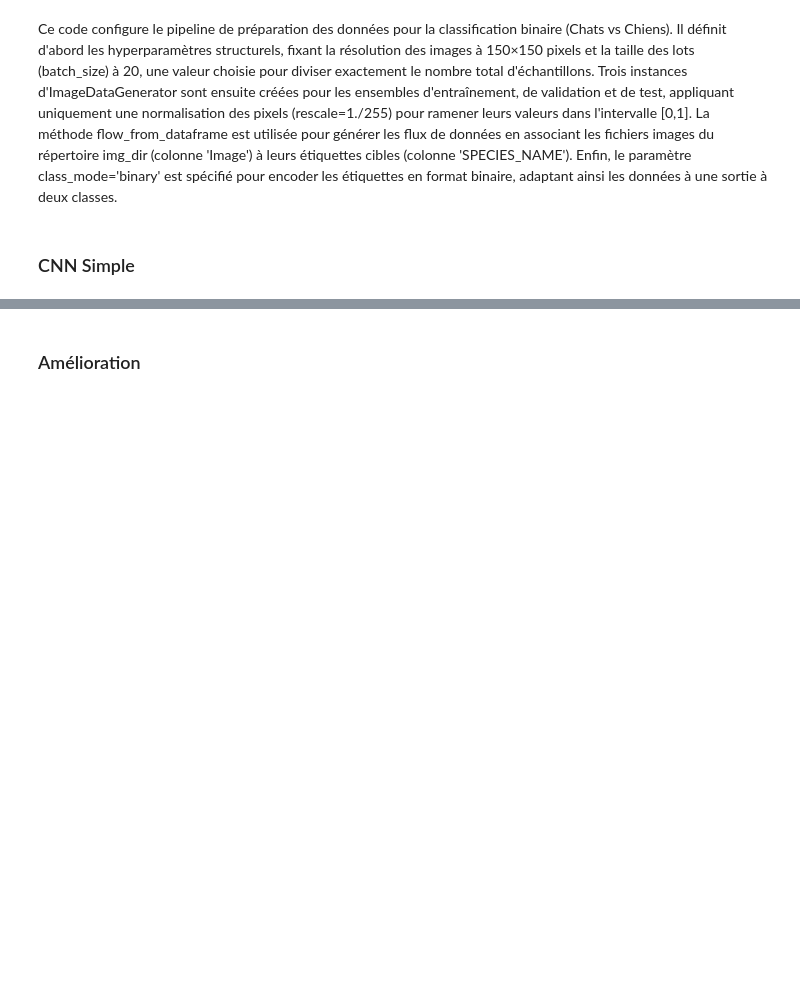
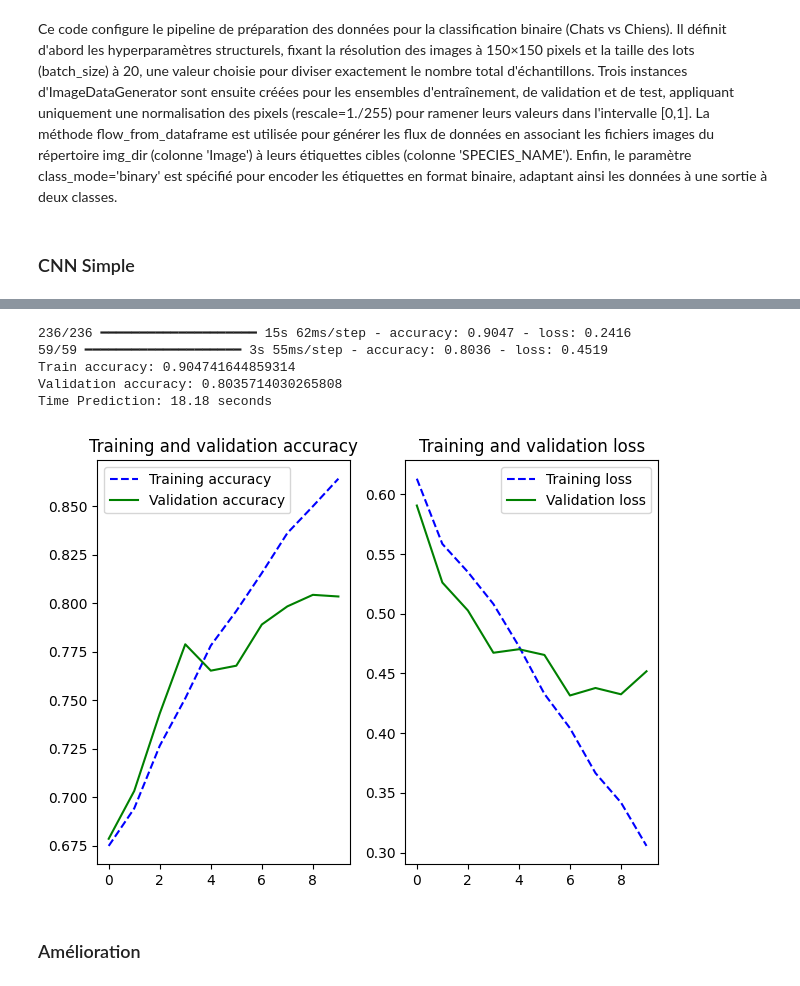
Before and after one commit to albanevergnes/HDDL, a Jupyter notebook: Rapport_Projet1.ipynb, the cells around one changed output, grey strips where cells are left out. Drawn from its saved outputs; the diff is of its cells as text; code cells hidden in the pictures; blank space fills up the shorter version.

```diff
--- a/Rapport_Projet1.ipynb
+++ b/Rapport_Projet1.ipynb
@@ -671,0 +572,29 @@ weighted avg       0.58      0.54      0.55      1460
+# %%
+def cnn_simple(nom):
+    # Initialisation du modèle Séquentiel (les couches s'empilent les unes après les autres)
+    cnn = Sequential(name=nom)
+    cnn.add(Input(shape=(img_width,img_height,3)))
+
+    cnn.add(Conv2D(32, (3,3), activation='relu'))
+    cnn.add(MaxPooling2D(pool_size=(2,2)))
+
+    cnn.add(Conv2D(64, (3,3), activation='relu'))
+    cnn.add(MaxPooling2D(pool_size=(2,2)))
+
+    cnn.add(Conv2D(96, (3,3), activation='relu'))
+    cnn.add(MaxPooling2D(pool_size=(2,2)))
+
+    #cnn_simple.add(Conv2D(128, (3,3), activation='relu'))
+    #cnn_simple.add(MaxPooling2D(pool_size=(2,2)))
+
+    cnn.add(Flatten())
+    # cnn_simple.add(Dense(512, activation='relu'))
+    cnn.add(Dense(64, activation='relu'))
+    cnn.add(Dropout(0.5))
+    cnn.add(Dense(1, activation='sigmoid'))
+
+
+    return cnn
+# %%
+cnn_naif_dropout=cnn_simple("cnn_simple_dropout")
+cnn_naif_dropout.summary()
@@ -671,0 +623,2 @@ weighted avg       0.58      0.54      0.55      1460
+# %%
+t_learning_cnn_naif_dropout, cnn_naif_dropout_history = Entrainement(cnn_naif_dropout,train_generator)
@@ -672,2 +643,11 @@ weighted avg       0.58      0.54      0.55      1460
+# %%
+t_prediction_cnn_naif_dropout = Analyse_resultats(cnn_naif_dropout,cnn_naif_dropout_history)
+# %% [output]
+236/236 ━━━━━━━━━━━━━━━━━━━━ 15s 62ms/step - accuracy: 0.9047 - loss: 0.2416
+59/59 ━━━━━━━━━━━━━━━━━━━━ 3s 55ms/step - accuracy: 0.8036 - loss: 0.4519
+Train accuracy: 0.904741644859314
+Validation accuracy: 0.8035714030265808
+Time Prediction: 18.18 seconds
+[figure, added]
 # %% [markdown]
 ### Amélioration
```
Also changed, not shown: parts of 32 cells of this notebook.
